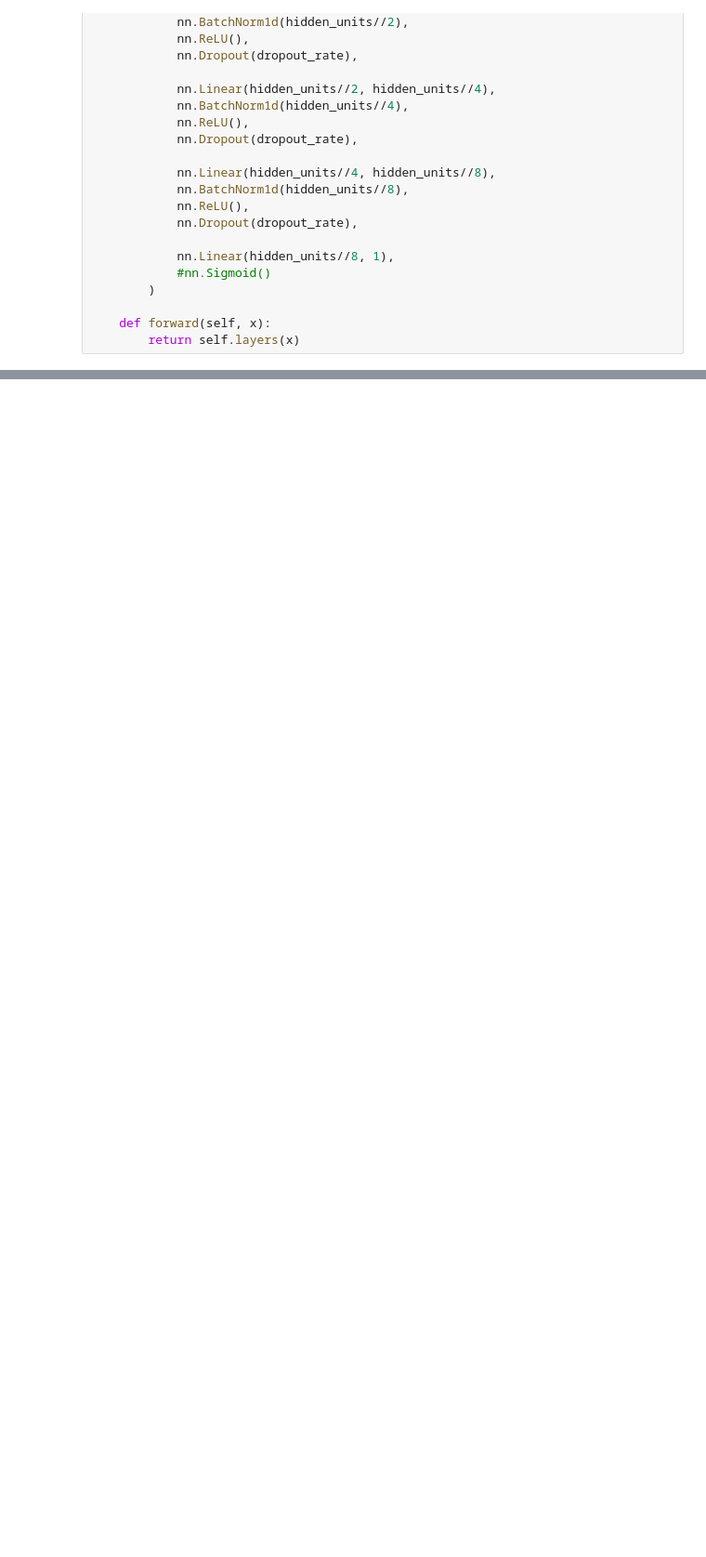
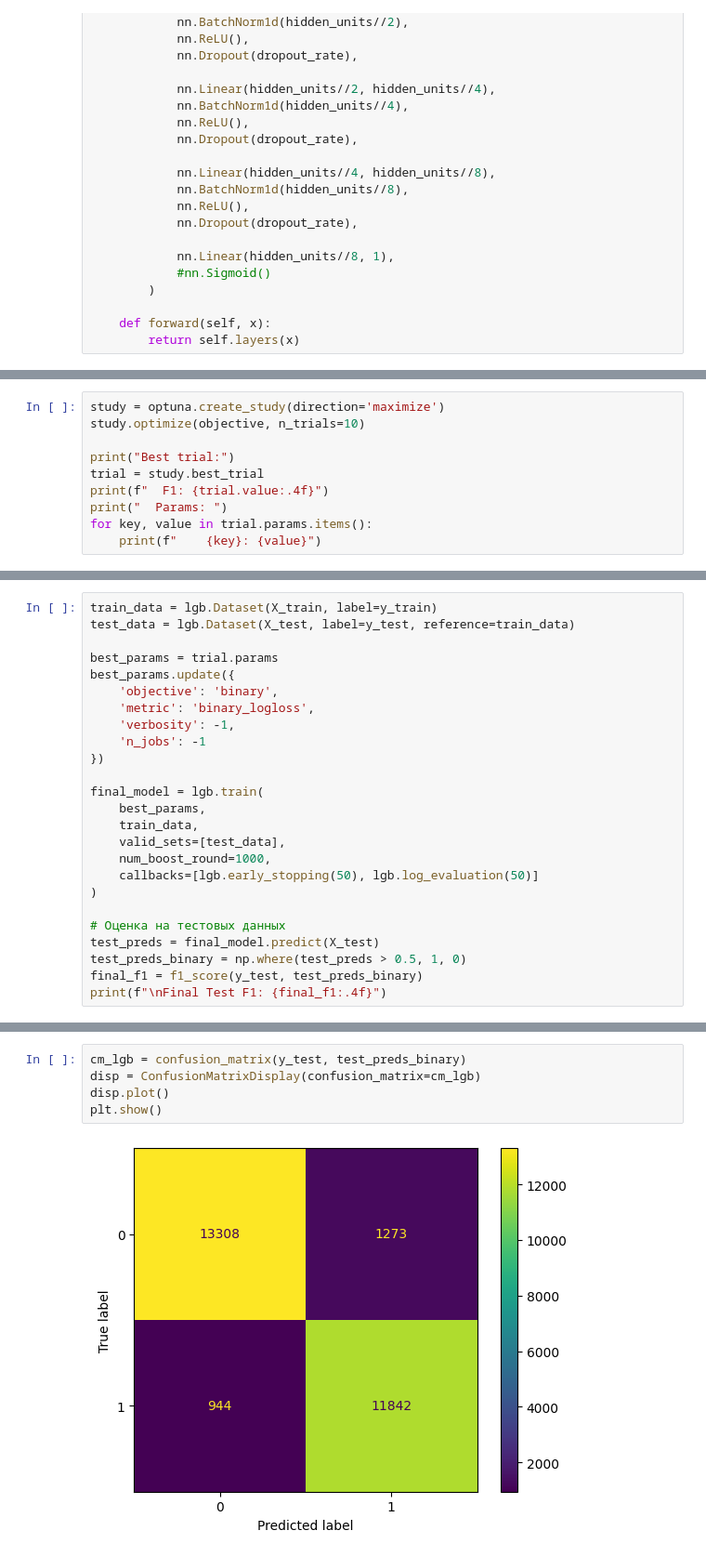
Before and after one commit to wheheheheh/carsharing-project, a Jupyter notebook: main.ipynb, the cells around one changed output, grey strips where cells are left out. Shown at 93% size. Drawn from its saved outputs; the diff is of its cells as text; blank space fills up the shorter version.

```diff
--- a/main.ipynb
+++ b/main.ipynb
@@ -424,0 +521,10 @@ Trial 3 | Epoch  10 | Val F1: 0.9044 | Best F1: 0.9044 @ Epoch 5
+# %%
+study = optuna.create_study(direction='maximize')
+study.optimize(objective, n_trials=10)
+
+print("Best trial:")
+trial = study.best_trial
+print(f"  F1: {trial.value:.4f}")
+print("  Params: ")
+for key, value in trial.params.items():
+    print(f"    {key}: {value}")
@@ -424,0 +641,25 @@ Trial 3 | Epoch  10 | Val F1: 0.9044 | Best F1: 0.9044 @ Epoch 5
+# %%
+train_data = lgb.Dataset(X_train, label=y_train)
+test_data = lgb.Dataset(X_test, label=y_test, reference=train_data)
+
+best_params = trial.params
+best_params.update({
+    'objective': 'binary',
+    'metric': 'binary_logloss',
+    'verbosity': -1,
+    'n_jobs': -1
+})
+
+final_model = lgb.train(
+    best_params,
+    train_data,
+    valid_sets=[test_data],
+    num_boost_round=1000,
+    callbacks=[lgb.early_stopping(50), lgb.log_evaluation(50)]
+)
+
+# Оценка на тестовых данных
+test_preds = final_model.predict(X_test)
+test_preds_binary = np.where(test_preds > 0.5, 1, 0)
+final_f1 = f1_score(y_test, test_preds_binary)
+print(f"\nFinal Test F1: {final_f1:.4f}")
@@ -424,0 +684,7 @@ Trial 3 | Epoch  10 | Val F1: 0.9044 | Best F1: 0.9044 @ Epoch 5
+# %%
+cm_lgb = confusion_matrix(y_test, test_preds_binary)
+disp = ConfusionMatrixDisplay(confusion_matrix=cm_lgb)
+disp.plot()
+plt.show()
+# %% [output]
+[figure, added]
```
Also changed, not shown: parts of 19 cells of this notebook.
